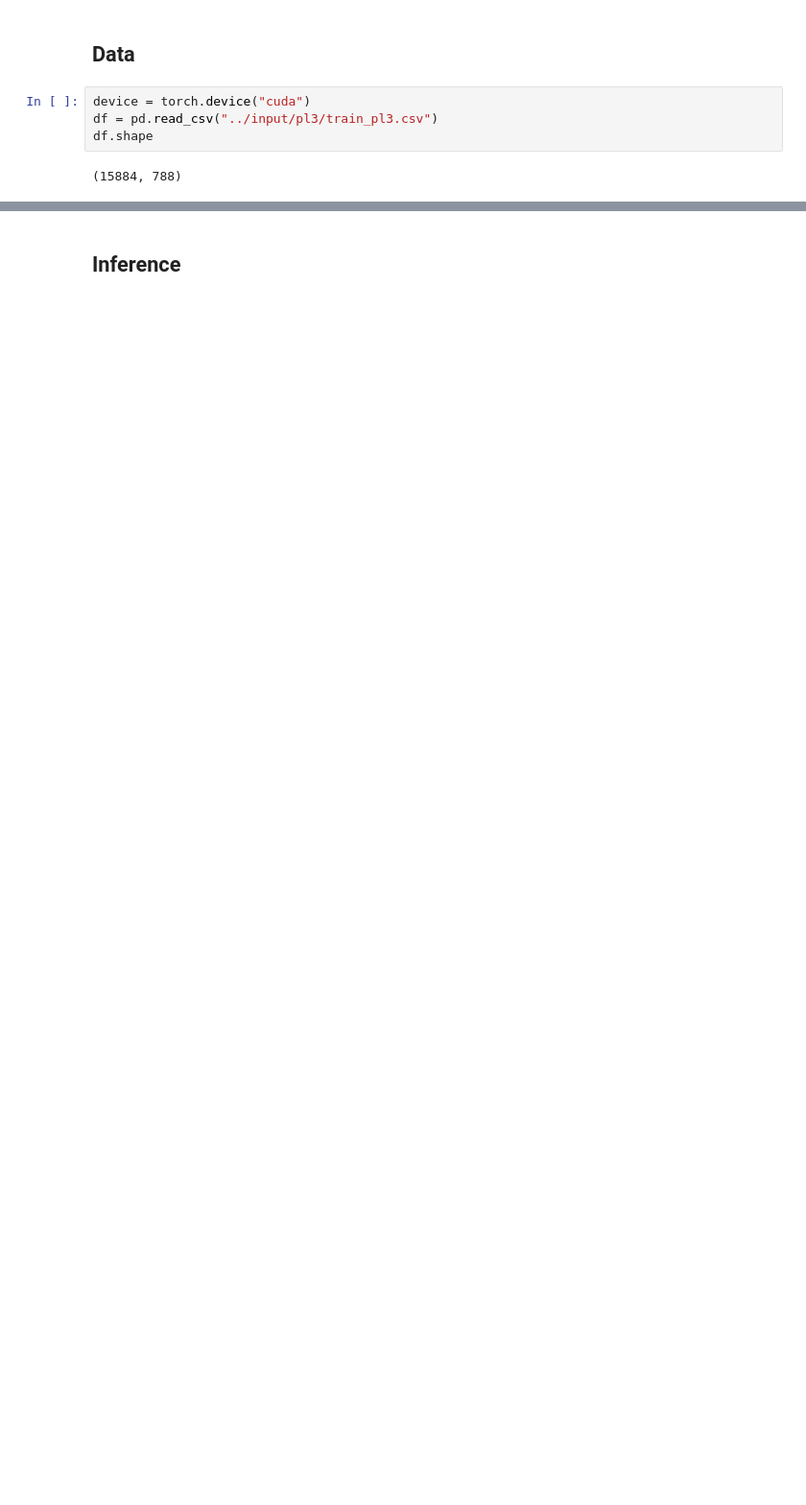
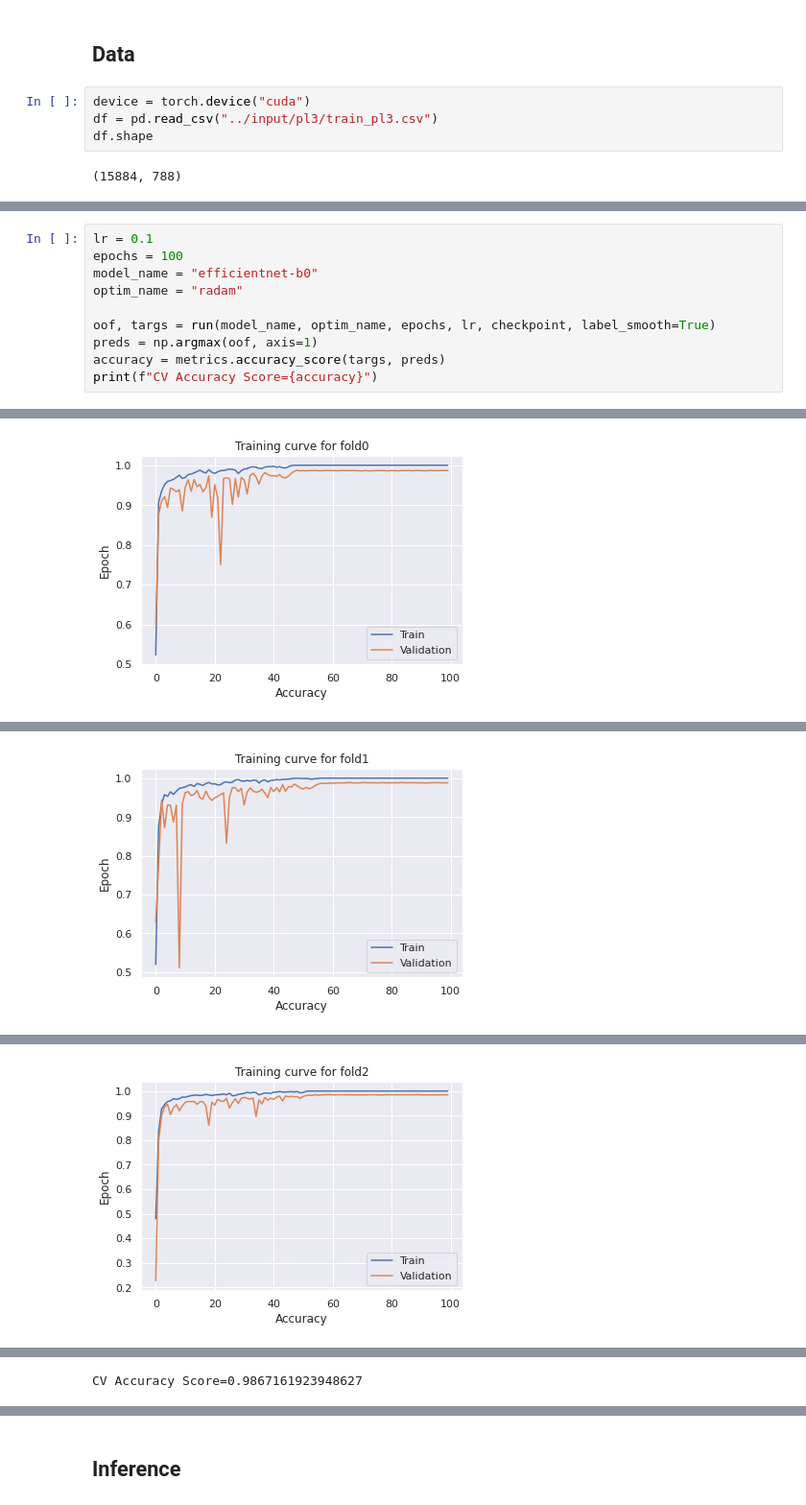
Before and after one commit to giwankim/emnist, a Jupyter notebook: notebooks/11-train-folds.ipynb, the cells around one changed output, grey strips where cells are left out. Shown at 96% size. Cells and saved outputs as stored; diff of their text form; blank space fills up the shorter version.

```diff
--- a/notebooks/11-train-folds.ipynb
+++ b/notebooks/11-train-folds.ipynb
@@ -1004,0 +743,11 @@ gc.collect()
+# %%
+lr = 0.1
+epochs = 100
+model_name = "efficientnet-b0"
+optim_name = "radam"
+
+oof, targs = run(model_name, optim_name, epochs, lr, checkpoint, label_smooth=True)
+preds = np.argmax(oof, axis=1)
+accuracy = metrics.accuracy_score(targs, preds)
+print(f"CV Accuracy Score={accuracy}")
+# %% [output]
@@ -1004,0 +765 @@ gc.collect()
+[figure, added]
@@ -1004,0 +777 @@ gc.collect()
+[figure, added]
@@ -1004,0 +789 @@ gc.collect()
+[figure, added]
@@ -1004,0 +814 @@ gc.collect()
+CV Accuracy Score=0.9867161923948627
```
Also changed, not shown: parts of 93 cells of this notebook.
